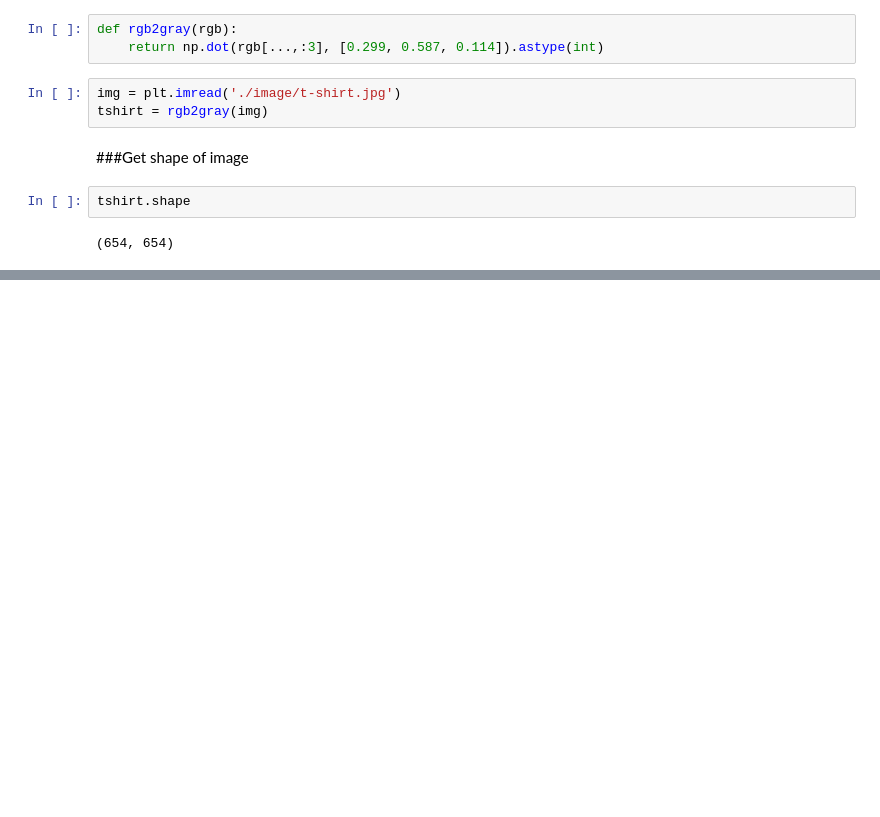
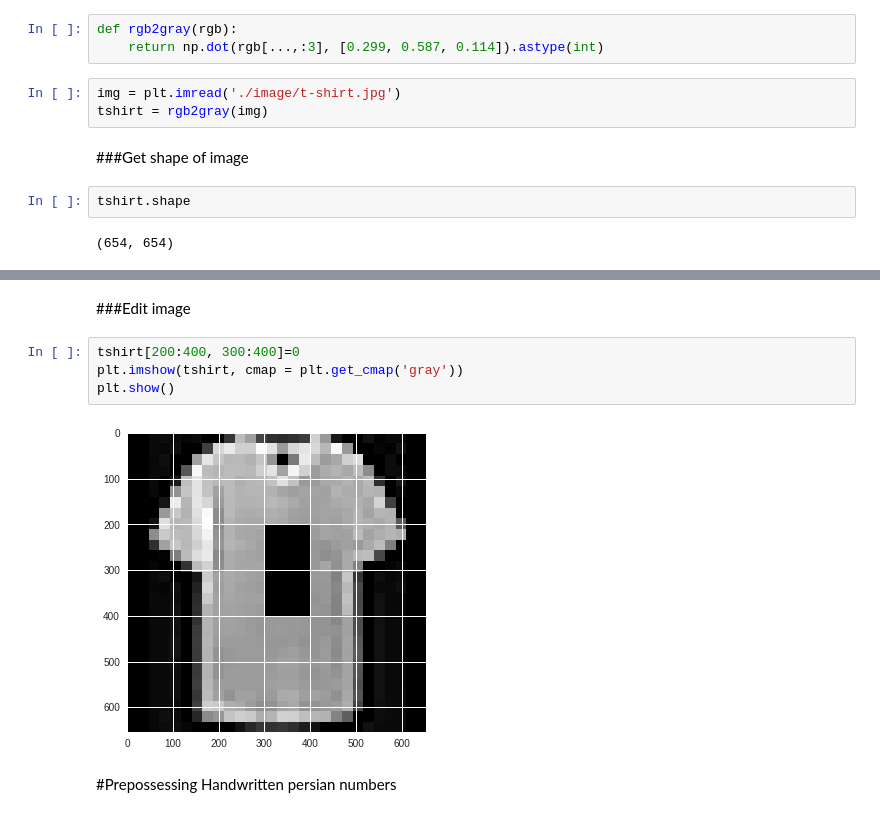
Before and after one commit to hkhojasteh/Personal-Blog, a Jupyter notebook: introduction-to-deep-learning-with-keras-workshop/01_Introduction_to_Deep_Learning_with_Keras_Workshop.ipynb, the cells around one changed output, grey strips where cells are left out. Cells and saved outputs as stored; diff of their text form; blank space fills up the shorter version.

```diff
--- a/introduction-to-deep-learning-with-keras-workshop/01_Introduction_to_Deep_Learning_with_Keras_Workshop.ipynb
+++ b/introduction-to-deep-learning-with-keras-workshop/01_Introduction_to_Deep_Learning_with_Keras_Workshop.ipynb
@@ -127,0 +141,10 @@ tshirt.shape
+# %% [markdown]
+###Edit image
+# %%
+tshirt[200:400, 300:400]=0
+plt.imshow(tshirt, cmap = plt.get_cmap('gray'))
+plt.show()
+# %% [output]
+[figure, added]
+# %% [markdown]
+#Prepossessing Handwritten persian numbers
```
Also changed, not shown: parts of 10 cells of this notebook.
